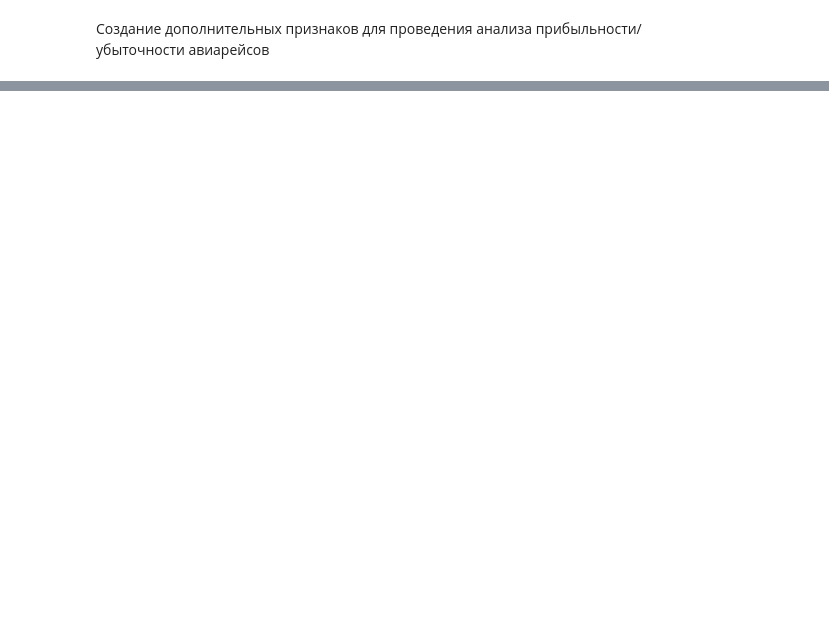
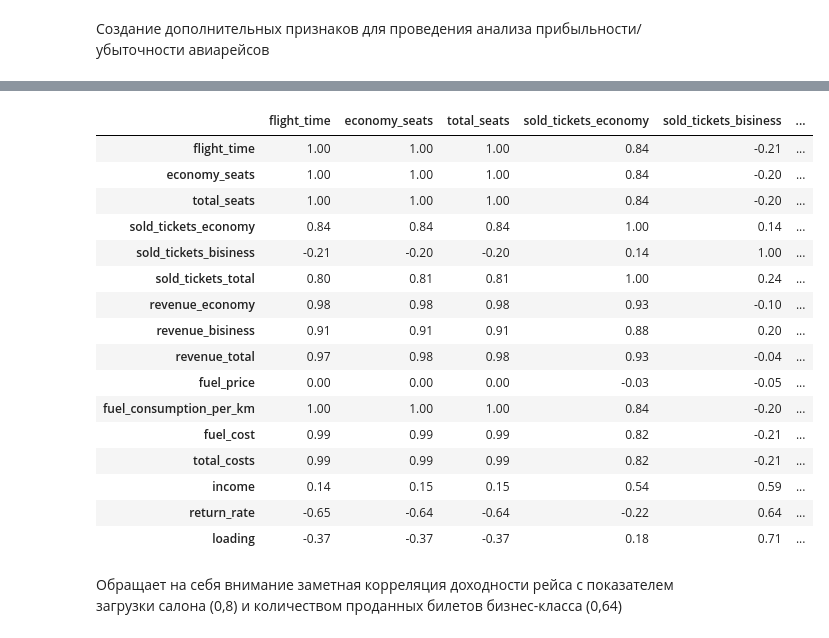
Before and after one commit to avfedorov1970/SkillFactory_DST_PRO, a Jupyter notebook: Module_4/Module_4_Andrey_Fedorov.ipynb, the cells around one changed output, grey strips where cells are left out. Cells and saved outputs as stored; diff of their text form; code cells hidden in the pictures; blank space fills up the shorter version.

```diff
--- a/Module_4/Module_4_Andrey_Fedorov.ipynb
+++ b/Module_4/Module_4_Andrey_Fedorov.ipynb
@@ -185,0 +225,23 @@ print(f'Доля убыточных рейсов составляет {round(df[
+# %%
+round(df.drop(['bisiness_seats', 'flight_id'], axis=1).corr(), 2)
+# %% [output]
+|  | flight_time | economy_seats | total_seats | sold_tickets_economy | sold_tickets_bisiness | ... |
+| flight_time | 1.00 | 1.00 | 1.00 | 0.84 | -0.21 | ... |
+| economy_seats | 1.00 | 1.00 | 1.00 | 0.84 | -0.20 | ... |
+| total_seats | 1.00 | 1.00 | 1.00 | 0.84 | -0.20 | ... |
+| sold_tickets_economy | 0.84 | 0.84 | 0.84 | 1.00 | 0.14 | ... |
+| sold_tickets_bisiness | -0.21 | -0.20 | -0.20 | 0.14 | 1.00 | ... |
+| sold_tickets_total | 0.80 | 0.81 | 0.81 | 1.00 | 0.24 | ... |
+| revenue_economy | 0.98 | 0.98 | 0.98 | 0.93 | -0.10 | ... |
+| revenue_bisiness | 0.91 | 0.91 | 0.91 | 0.88 | 0.20 | ... |
+| revenue_total | 0.97 | 0.98 | 0.98 | 0.93 | -0.04 | ... |
+| fuel_price | 0.00 | 0.00 | 0.00 | -0.03 | -0.05 | ... |
+| fuel_consumption_per_km | 1.00 | 1.00 | 1.00 | 0.84 | -0.20 | ... |
+| fuel_cost | 0.99 | 0.99 | 0.99 | 0.82 | -0.21 | ... |
+| total_costs | 0.99 | 0.99 | 0.99 | 0.82 | -0.21 | ... |
+| income | 0.14 | 0.15 | 0.15 | 0.54 | 0.59 | ... |
+| return_rate | -0.65 | -0.64 | -0.64 | -0.22 | 0.64 | ... |
+| loading | -0.37 | -0.37 | -0.37 | 0.18 | 0.71 | ... |
+# %% [markdown]
+Обращает на себя внимание заметная корреляция доходности рейса
+с показателем загрузки салона (0,8) и количеством проданных билетов бизнес-класса (0,64)
```
Also changed, not shown: parts of 25 cells of this notebook.
